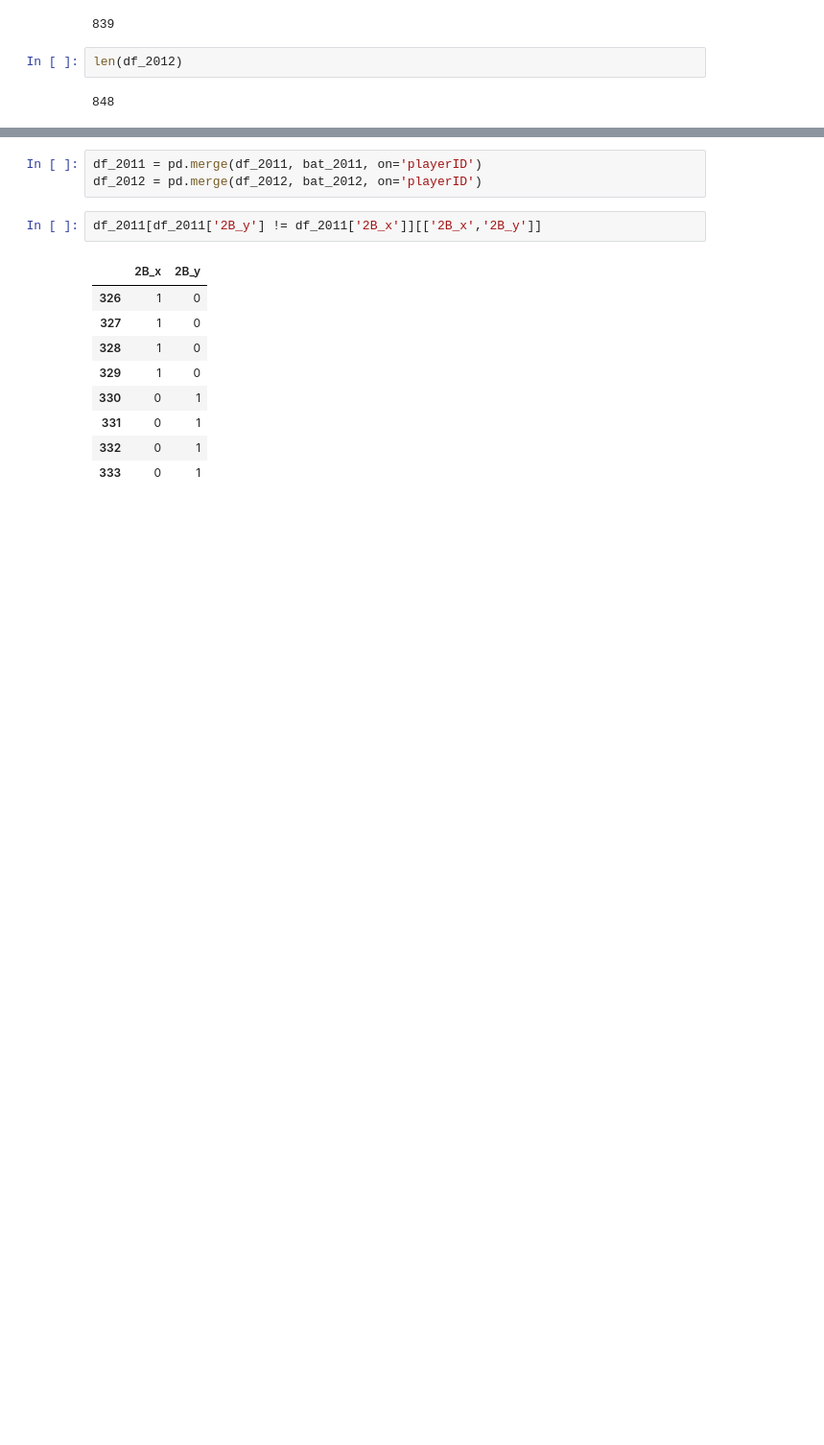
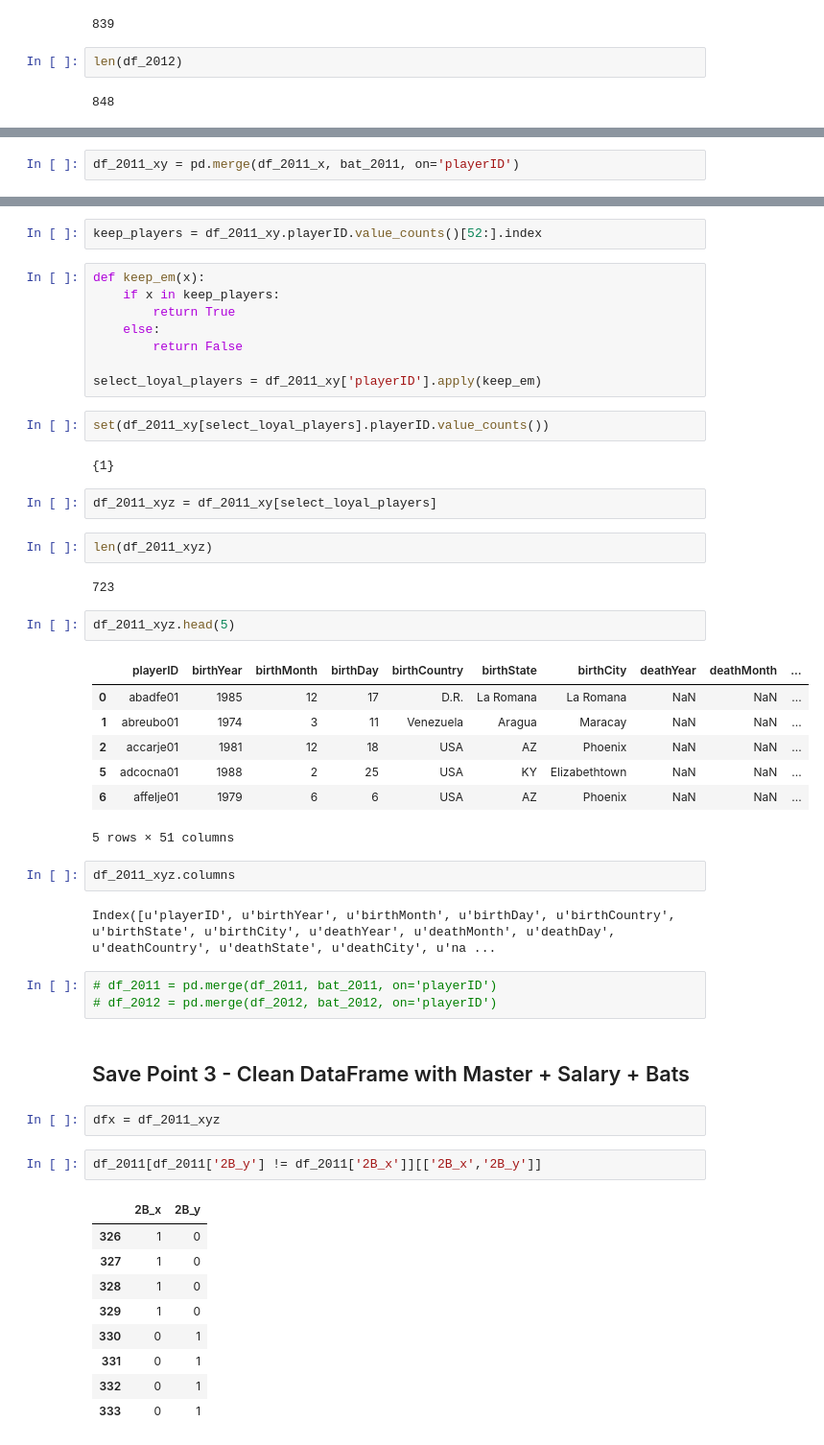
Before and after one commit to vitaminf/DS_HK_3, a Jupyter notebook: notebooks/18 - Data Exploration and Diagnostics.ipynb, the cells around one changed output, grey strips where cells are left out. Shown at 96% size. Saved outputs shown, nothing was run; the diff lists cells and outputs as text; blank space fills up the shorter version.

Commit message:
Save Point 3 - Clean DataFrame with Master + Salary + Bats

```diff
--- a/notebooks/18 - Data Exploration and Diagnostics.ipynb
+++ b/notebooks/18 - Data Exploration and Diagnostics.ipynb
@@ -167,3 +199,5 @@ df_2011.describe()
 | 50% | 1982.000000 | 7.000000 | 16.000000 | NaN | NaN | NaN | 210.000000 | 74.000000 | 2011 | 1200000.000000 |
 | 75% | 1984.000000 | 9.000000 | 23.000000 | NaN | NaN | NaN | 225.000000 | 75.000000 | 2011 | 4343750.000000 |
 | max | 1990.000000 | 12.000000 | 31.000000 | NaN | NaN | NaN | 310.000000 | 83.000000 | 2011 | 32000000.000000 |
+# %%
+df_2011_xy = pd.merge(df_2011_x, bat_2011, on='playerID')
@@ -170,6 +245,44 @@ df_2011.describe()
+# %%
+keep_players = df_2011_xy.playerID.value_counts()[52:].index
+# %%
+def keep_em(x):
+    if x in keep_players:
+        return True
+    else:
+        return False
+
+select_loyal_players = df_2011_xy['playerID'].apply(keep_em)
+# %%
+set(df_2011_xy[select_loyal_players].playerID.value_counts())
+# %% [output]
+{1}
+# %%
+df_2011_xyz = df_2011_xy[select_loyal_players]
+# %%
+len(df_2011_xyz)
+# %% [output]
+723
+# %%
+df_2011_xyz.head(5)
+# %% [output]
+|  | playerID | birthYear | birthMonth | birthDay | birthCountry | birthState | birthCity | deathYear | deathMonth | ... |
+| 0 | abadfe01 | 1985 | 12 | 17 | D.R. | La Romana | La Romana | NaN | NaN | ... |
+| 1 | abreubo01 | 1974 | 3 | 11 | Venezuela | Aragua | Maracay | NaN | NaN | ... |
+| 2 | accarje01 | 1981 | 12 | 18 | USA | AZ | Phoenix | NaN | NaN | ... |
+| 5 | adcocna01 | 1988 | 2 | 25 | USA | KY | Elizabethtown | NaN | NaN | ... |
+| 6 | affelje01 | 1979 | 6 | 6 | USA | AZ | Phoenix | NaN | NaN | ... |
+5 rows × 51 columns
+# %%
+df_2011_xyz.columns
+# %% [output]
+Index([u'playerID', u'birthYear', u'birthMonth', u'birthDay', u'birthCountry', u'birthState', u'birthCity', u'deathYear', u'deathMonth', u'deathDay', u'deathCountry', u'deathState', u'deathCity', u'na ...
 # %%
-df_2011 = pd.merge(df_2011, bat_2011, on='playerID')
-df_2012 = pd.merge(df_2012, bat_2012, on='playerID')
+# df_2011 = pd.merge(df_2011, bat_2011, on='playerID')
+# df_2012 = pd.merge(df_2012, bat_2012, on='playerID')
+# %% [markdown]
+## Save Point 3 - Clean DataFrame with Master + Salary + Bats
+# %%
+dfx = df_2011_xyz
 # %%
 df_2011[df_2011['2B_y'] != df_2011['2B_x']][['2B_x','2B_y']]
 # %% [output]
```
Also changed, not shown: parts of 13 cells of this notebook.
